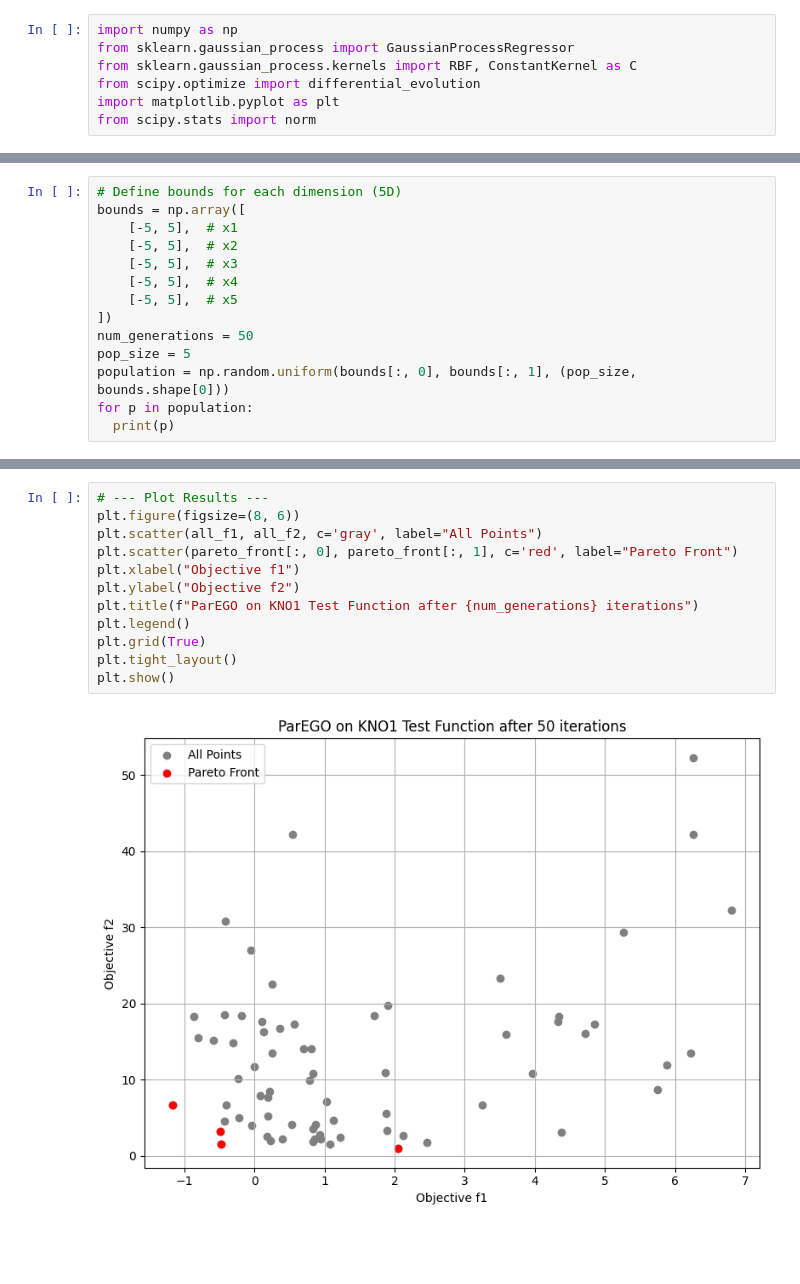
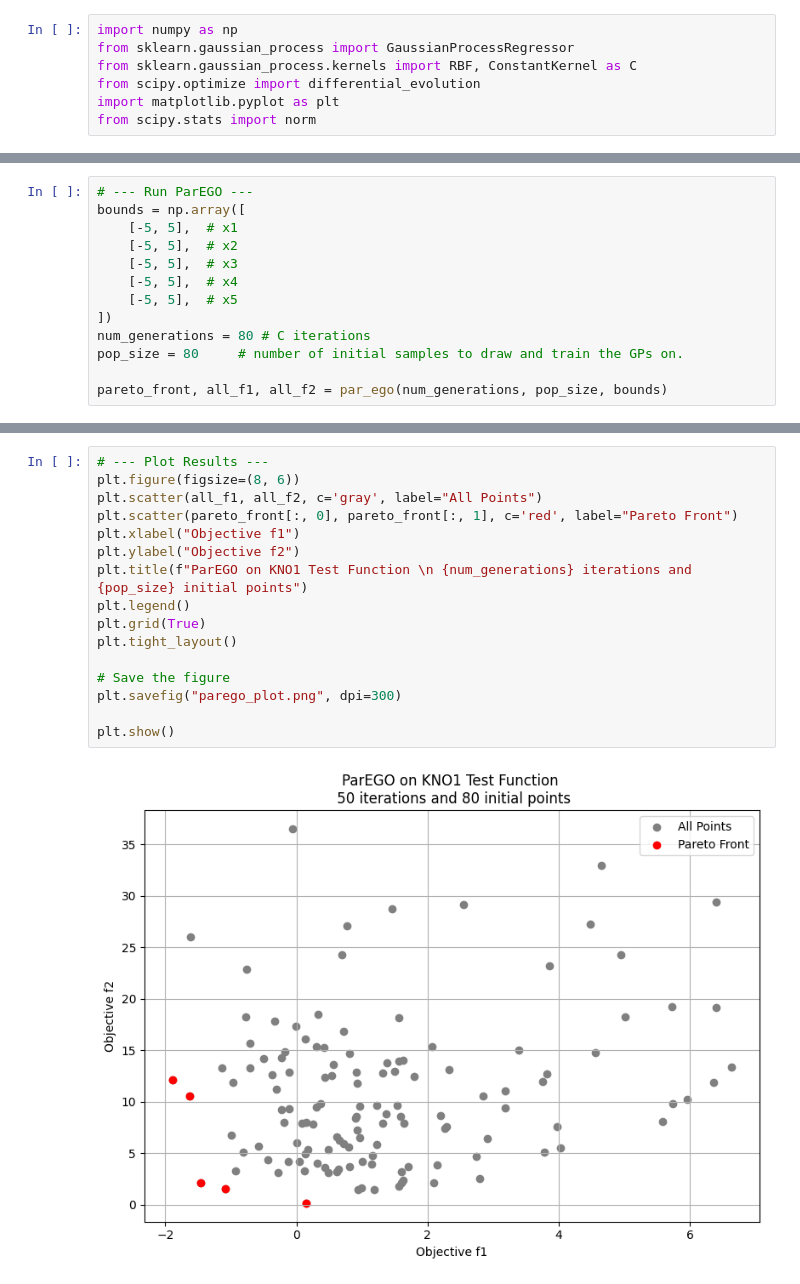
Before and after one commit to Nawa-Punabantu/Opt_Algos, a Jupyter notebook: ParEGO_EI_5d.ipynb, the cells around one changed output, grey strips where cells are left out. Saved outputs shown, nothing was run; the diff lists cells and outputs as text; blank space fills up the shorter version.

```diff
--- a/ParEGO_EI_5d.ipynb
+++ b/ParEGO_EI_5d.ipynb
@@ -186,7 +189,7 @@ def par_ego(num_generations, pop_size, bounds):
 
     return pareto_all[-1], f1_vals, f2_vals
 # %%
-# Define bounds for each dimension (5D)
+# --- Run ParEGO ---
 bounds = np.array([
     [-5, 5],  # x1
     [-5, 5],  # x2
@@ -194,9 +197,8 @@ bounds = np.array([
     [-5, 5],  # x4
     [-5, 5],  # x5
 ])
-num_generations = 50
-pop_size = 5
-population = np.random.uniform(bounds[:, 0], bounds[:, 1], (pop_size, bounds.shape[0]))
-for p in population:
-  print(p)
+num_generations = 80 # C iterations
+pop_size = 80     # number of initial samples to draw and train the GPs on.
+
+pareto_front, all_f1, all_f2 = par_ego(num_generations, pop_size, bounds)
 # %% [output]
@@ -239,14 +222,18 @@ Gen 50 | New f1: 6.8044, f2: 32.2155
 # %%
 # --- Plot Results ---
 plt.figure(figsize=(8, 6))
 plt.scatter(all_f1, all_f2, c='gray', label="All Points")
 plt.scatter(pareto_front[:, 0], pareto_front[:, 1], c='red', label="Pareto Front")
 plt.xlabel("Objective f1")
 plt.ylabel("Objective f2")
-plt.title(f"ParEGO on KNO1 Test Function after {num_generations} iterations")
+plt.title(f"ParEGO on KNO1 Test Function \n {num_generations} iterations and {pop_size} initial points")
 plt.legend()
 plt.grid(True)
 plt.tight_layout()
+
+# Save the figure
+plt.savefig("parego_plot.png", dpi=300)
+
 plt.show()
 # %% [output]
-[figure, old version]
+[figure, new version]
```
Also changed, not shown: parts of 4 cells of this notebook.
